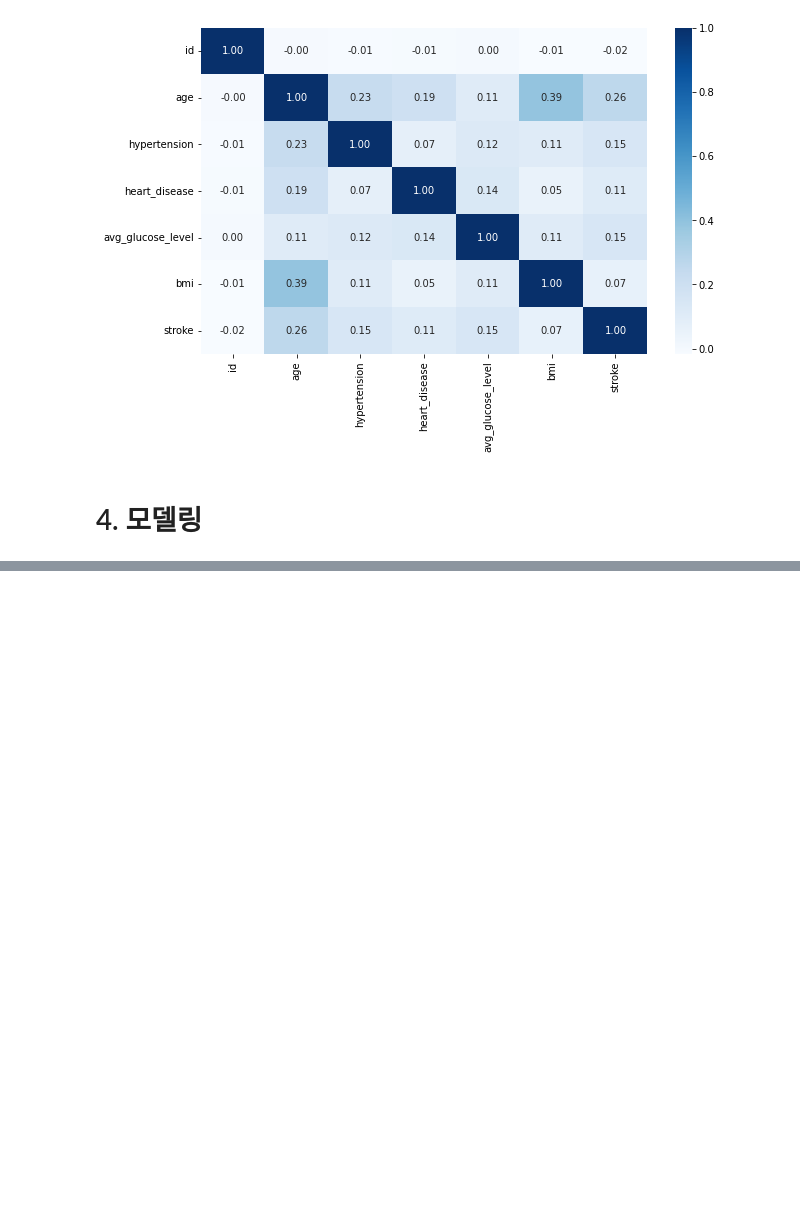
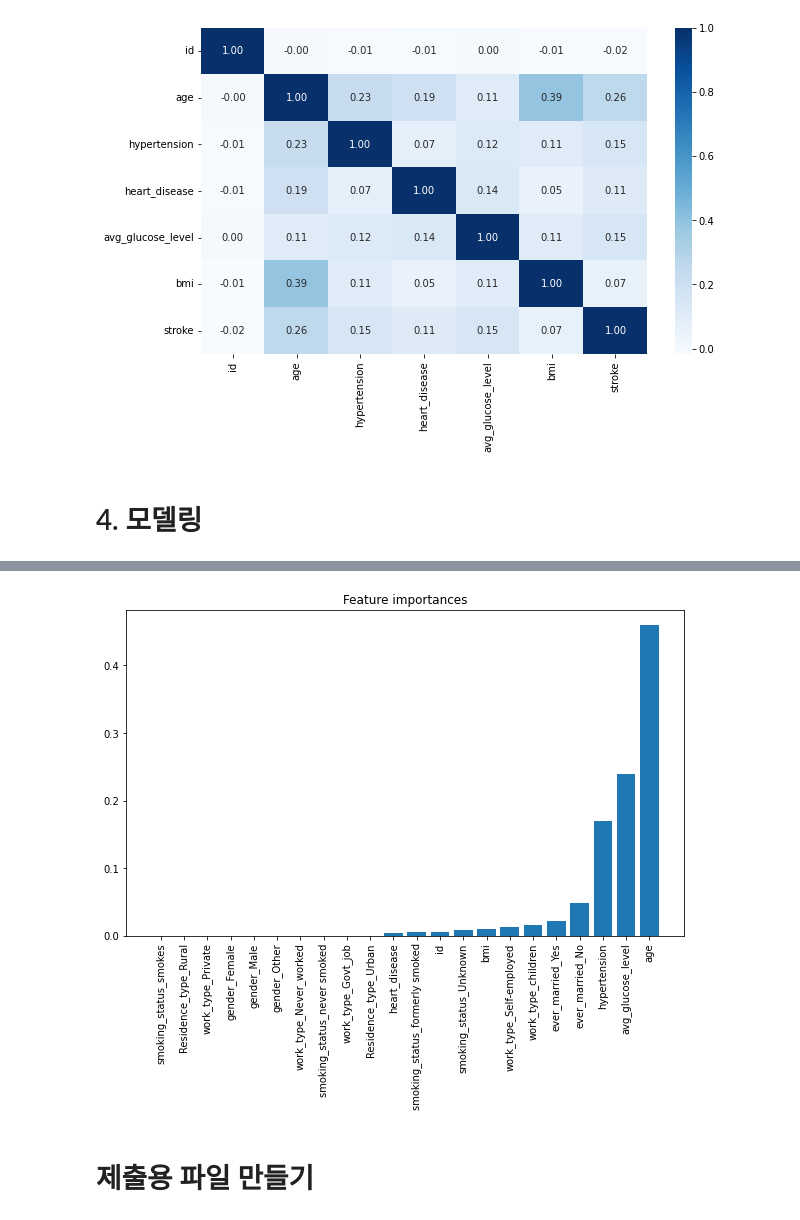
Before and after one commit to JaeHong-Park987/Stroke, a Jupyter notebook: Stroke 데이터 분석.ipynb, the cells around one changed output, grey strips where cells are left out. Drawn from its saved outputs; the diff is of its cells as text; code cells hidden in the pictures; blank space fills up the shorter version.

```diff
--- a/Stroke 데이터 분석.ipynb
+++ b/Stroke 데이터 분석.ipynb
@@ -1626,0 +1645,19 @@ ValueError: ignored
+# %%
+model2 = RandomForestClassifier(n_estimators = 20, max_depth = 2, random_state = 42)
+model2.fit(X_train, y_train)
+predictions = model2.predict(one_hot_encoded_df_test)
+# %%
+# 모델링에 사용된 변수들의 중요도 시각화
+importances = model2.feature_importances_
+
+indices_sorted = np.argsort(importances)
+
+plt.figure(figsize = (10, 6))
+plt.title("Feature importances")
+plt.bar(range(len(importances)), importances[indices_sorted])
+plt.xticks(range(len(importances)), X_train.columns[indices_sorted], rotation = 90)
+plt.show()
+# %% [output]
+[figure, added]
+# %% [markdown]
+# 제출용 파일 만들기
```
Also changed, not shown: parts of 16 cells of this notebook, 1 other file.
